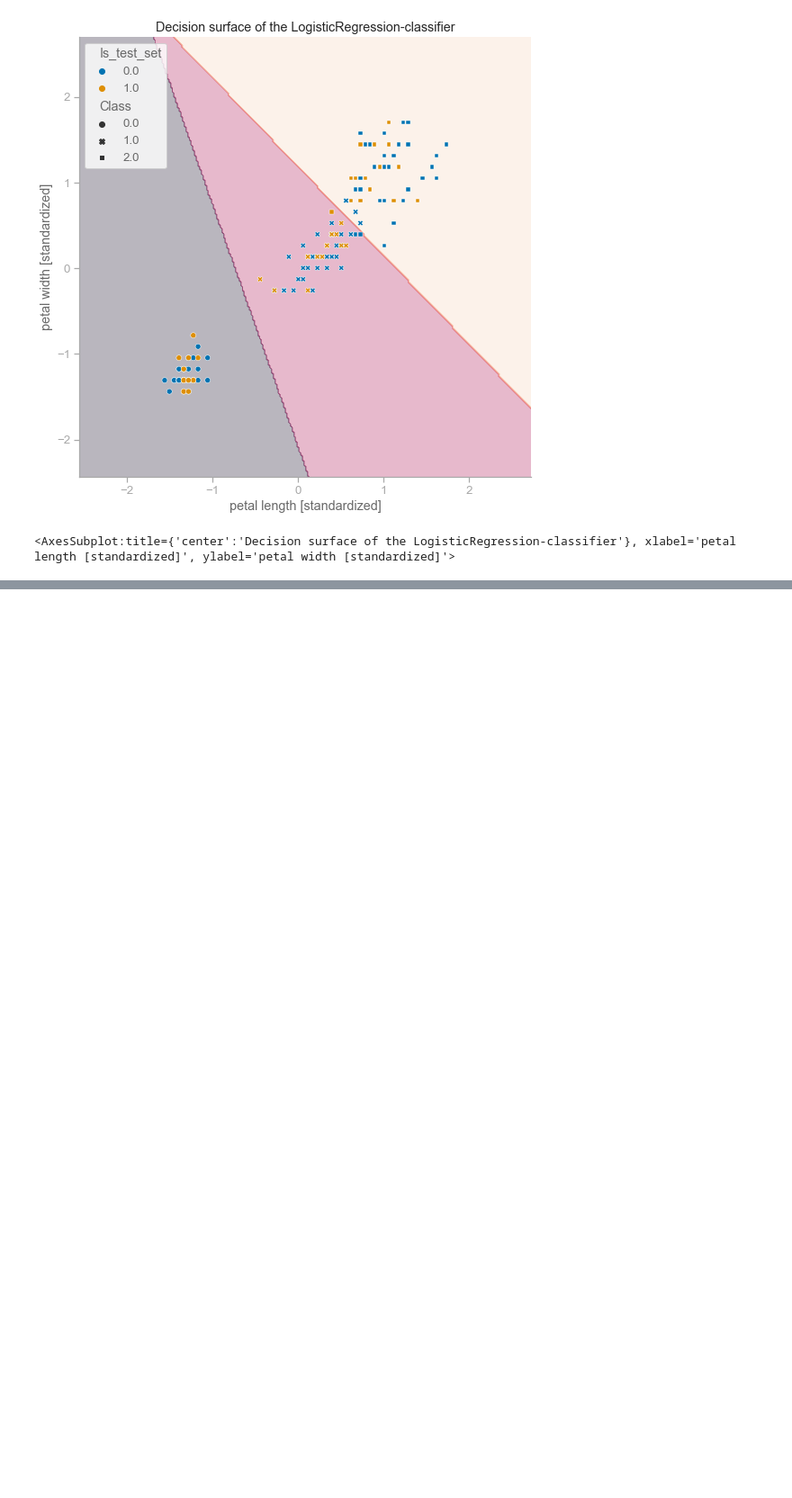
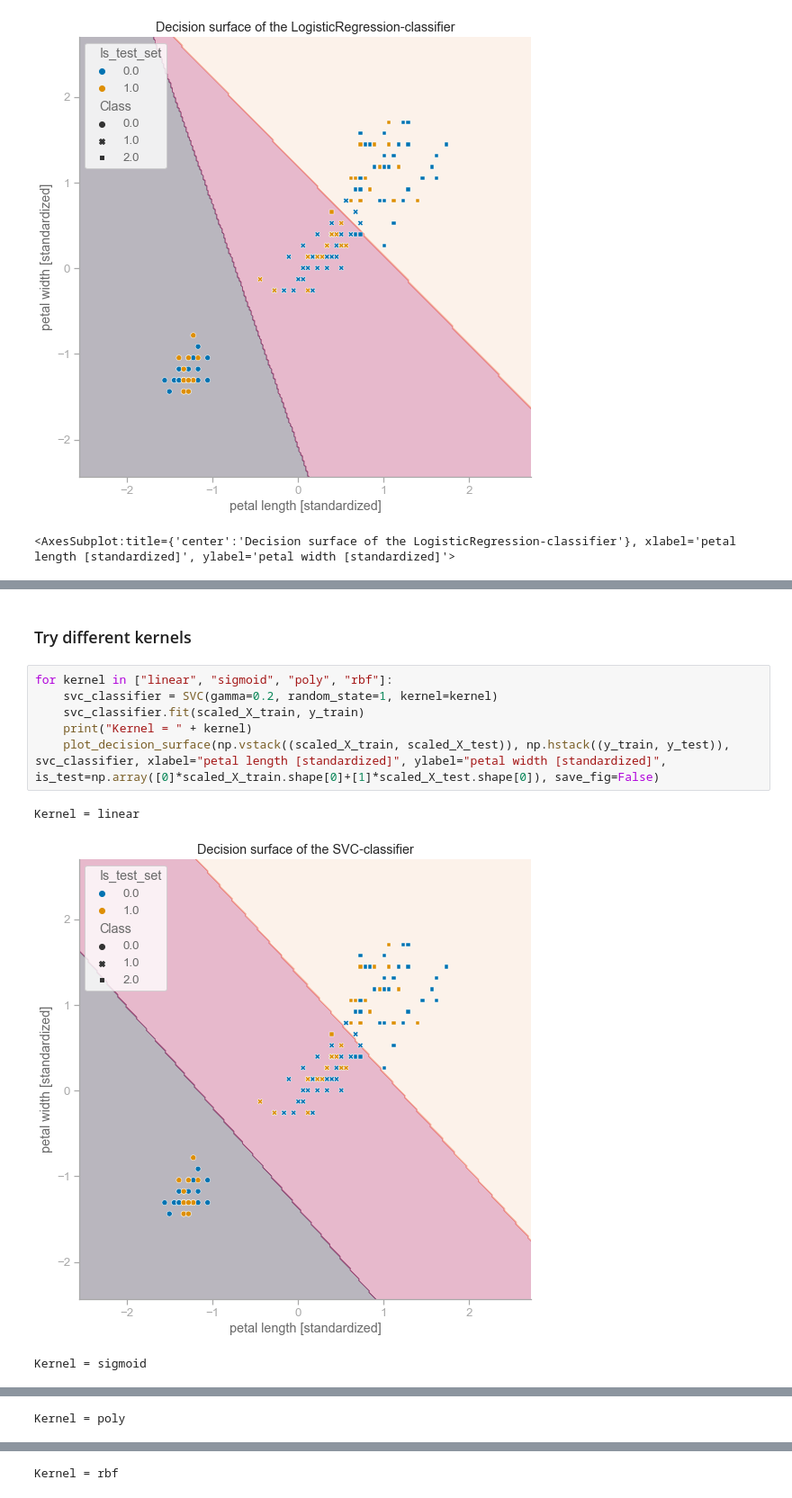
Before and after one commit to MirjamKirchner/python-machine-learning, a Jupyter notebook: ch03/notebooks/simple_classifiers_with_sklearn.ipynb, the cells around one changed output, grey strips where cells are left out. Shown at 90% size. Saved outputs shown, nothing was run; the diff lists cells and outputs as text; blank space fills up the shorter version.

Commit message:
Implemented simple classifiers discussed in chapter 3 using sklearn and analysed different hyperparameter settings.

```diff
--- a/ch03/notebooks/simple_classifiers_with_sklearn.ipynb
+++ b/ch03/notebooks/simple_classifiers_with_sklearn.ipynb
@@ -124,0 +149,12 @@ plot_decision_surface(np.vstack((scaled_X_train, scaled_X_test)), np.hstack((y_t
+# %% [markdown]
+### Try different kernels
+# %%
+for kernel in ["linear", "sigmoid", "poly", "rbf"]:
+    svc_classifier = SVC(gamma=0.2, random_state=1, kernel=kernel)
+    svc_classifier.fit(scaled_X_train, y_train)
+    print("Kernel = " + kernel)
+    plot_decision_surface(np.vstack((scaled_X_train, scaled_X_test)), np.hstack((y_train, y_test)), svc_classifier, xlabel="petal length [standardized]", ylabel="petal width [standardized]", is_test=np.array([0]*scaled_X_train.shape[0]+[1]*scaled_X_test.shape[0]), save_fig=False)
+# %% [output]
+Kernel = linear
+[figure, added]
+Kernel = sigmoid
@@ -124,0 +162 @@ plot_decision_surface(np.vstack((scaled_X_train, scaled_X_test)), np.hstack((y_t
+Kernel = poly
@@ -124,0 +164 @@ plot_decision_surface(np.vstack((scaled_X_train, scaled_X_test)), np.hstack((y_t
+Kernel = rbf
```
Also changed, not shown: parts of 33 cells of this notebook, 1 other file.
